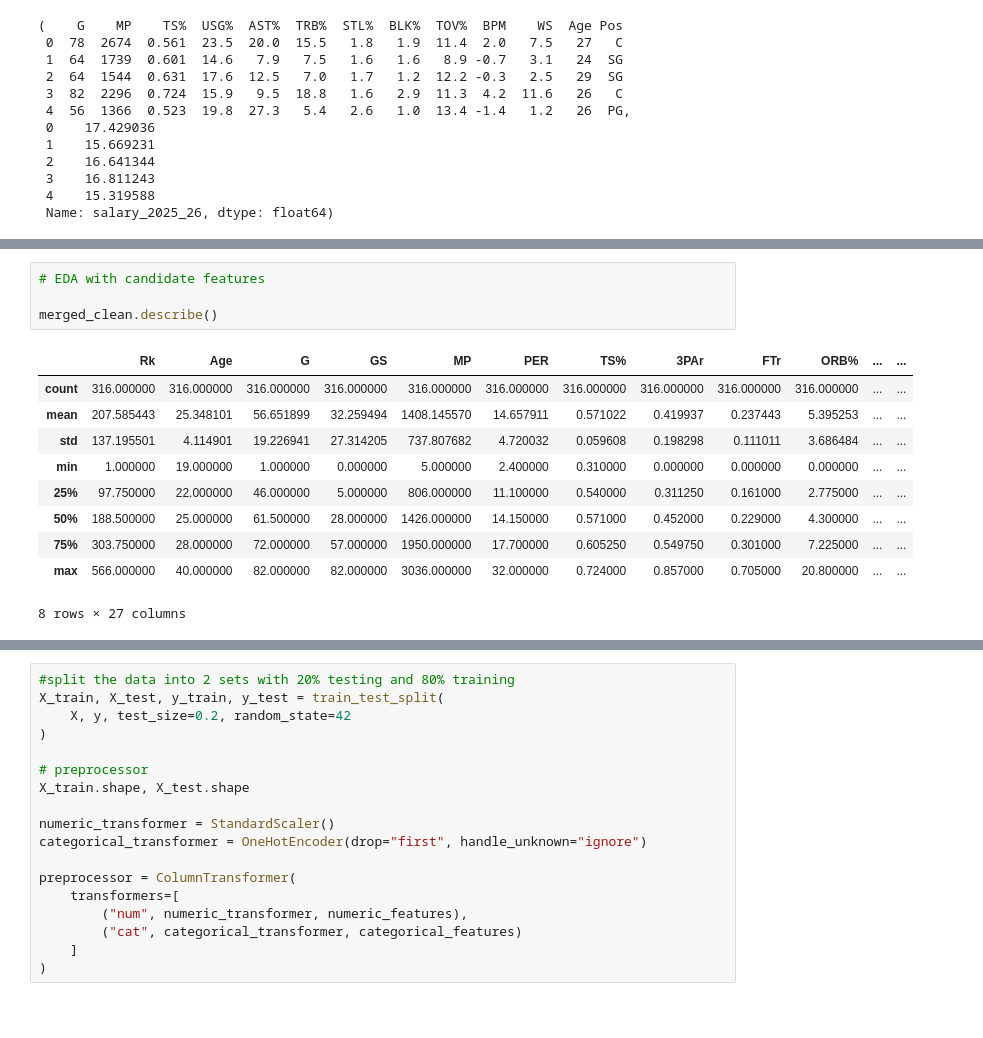
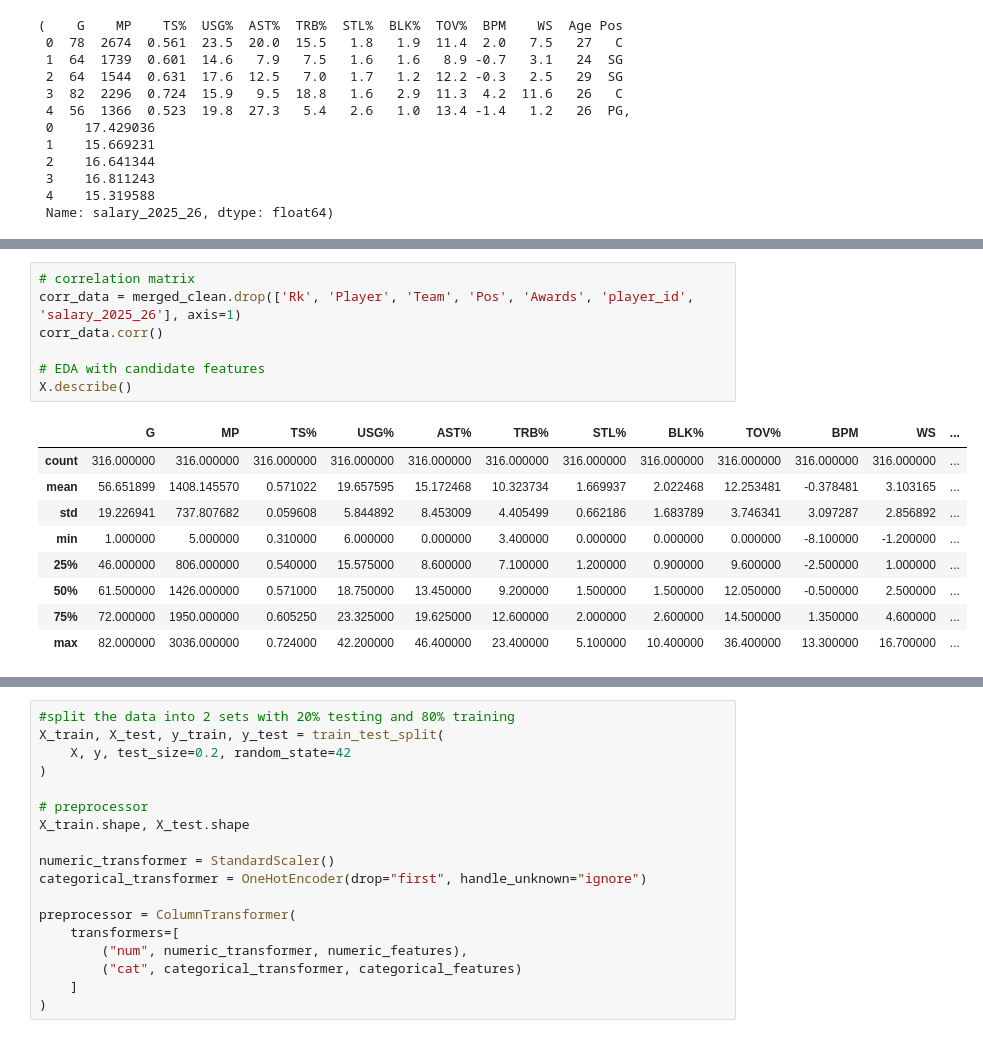
Before and after one commit to shawnmalik1/DS3001_F25_Project, a Jupyter notebook: DS3001_Project_Code.ipynb, the cells around one changed output, grey strips where cells are left out. Saved outputs shown, nothing was run; the diff lists cells and outputs as text; blank space fills up the shorter version.

```diff
--- a/DS3001_Project_Code.ipynb
+++ b/DS3001_Project_Code.ipynb
@@ -170,18 +193,20 @@ plt.show()
 [figure]
-# %%
-# EDA with candidate features
-
-merged_clean.describe()
-# %% [output]
-|  | Rk | Age | G | GS | MP | PER | TS% | 3PAr | FTr | ORB% | ... | ... |
-| count | 316.000000 | 316.000000 | 316.000000 | 316.000000 | 316.000000 | 316.000000 | 316.000000 | 316.000000 | 316.000000 | 316.000000 | ... | ... |
-| mean | 207.585443 | 25.348101 | 56.651899 | 32.259494 | 1408.145570 | 14.657911 | 0.571022 | 0.419937 | 0.237443 | 5.395253 | ... | ... |
-| std | 137.195501 | 4.114901 | 19.226941 | 27.314205 | 737.807682 | 4.720032 | 0.059608 | 0.198298 | 0.111011 | 3.686484 | ... | ... |
-| min | 1.000000 | 19.000000 | 1.000000 | 0.000000 | 5.000000 | 2.400000 | 0.310000 | 0.000000 | 0.000000 | 0.000000 | ... | ... |
-| 25% | 97.750000 | 22.000000 | 46.000000 | 5.000000 | 806.000000 | 11.100000 | 0.540000 | 0.311250 | 0.161000 | 2.775000 | ... | ... |
-| 50% | 188.500000 | 25.000000 | 61.500000 | 28.000000 | 1426.000000 | 14.150000 | 0.571000 | 0.452000 | 0.229000 | 4.300000 | ... | ... |
-| 75% | 303.750000 | 28.000000 | 72.000000 | 57.000000 | 1950.000000 | 17.700000 | 0.605250 | 0.549750 | 0.301000 | 7.225000 | ... | ... |
-| max | 566.000000 | 40.000000 | 82.000000 | 82.000000 | 3036.000000 | 32.000000 | 0.724000 | 0.857000 | 0.705000 | 20.800000 | ... | ... |
-8 rows × 27 columns
+# %%
+# correlation matrix
+corr_data = merged_clean.drop(['Rk', 'Player', 'Team', 'Pos', 'Awards', 'player_id', 'salary_2025_26'], axis=1)
+corr_data.corr()
+
+# EDA with candidate features
+X.describe()
+# %% [output]
+|  | G | MP | TS% | USG% | AST% | TRB% | STL% | BLK% | TOV% | BPM | WS | ... |
+| count | 316.000000 | 316.000000 | 316.000000 | 316.000000 | 316.000000 | 316.000000 | 316.000000 | 316.000000 | 316.000000 | 316.000000 | 316.000000 | ... |
+| mean | 56.651899 | 1408.145570 | 0.571022 | 19.657595 | 15.172468 | 10.323734 | 1.669937 | 2.022468 | 12.253481 | -0.378481 | 3.103165 | ... |
+| std | 19.226941 | 737.807682 | 0.059608 | 5.844892 | 8.453009 | 4.405499 | 0.662186 | 1.683789 | 3.746341 | 3.097287 | 2.856892 | ... |
+| min | 1.000000 | 5.000000 | 0.310000 | 6.000000 | 0.000000 | 3.400000 | 0.000000 | 0.000000 | 0.000000 | -8.100000 | -1.200000 | ... |
+| 25% | 46.000000 | 806.000000 | 0.540000 | 15.575000 | 8.600000 | 7.100000 | 1.200000 | 0.900000 | 9.600000 | -2.500000 | 1.000000 | ... |
+| 50% | 61.500000 | 1426.000000 | 0.571000 | 18.750000 | 13.450000 | 9.200000 | 1.500000 | 1.500000 | 12.050000 | -0.500000 | 2.500000 | ... |
+| 75% | 72.000000 | 1950.000000 | 0.605250 | 23.325000 | 19.625000 | 12.600000 | 2.000000 | 2.600000 | 14.500000 | 1.350000 | 4.600000 | ... |
+| max | 82.000000 | 3036.000000 | 0.724000 | 42.200000 | 46.400000 | 23.400000 | 5.100000 | 10.400000 | 36.400000 | 13.300000 | 16.700000 | ... |
 # %%
 # scatterplots of y on X
```
Also changed, not shown: parts of 3 cells of this notebook, 2 other files.
